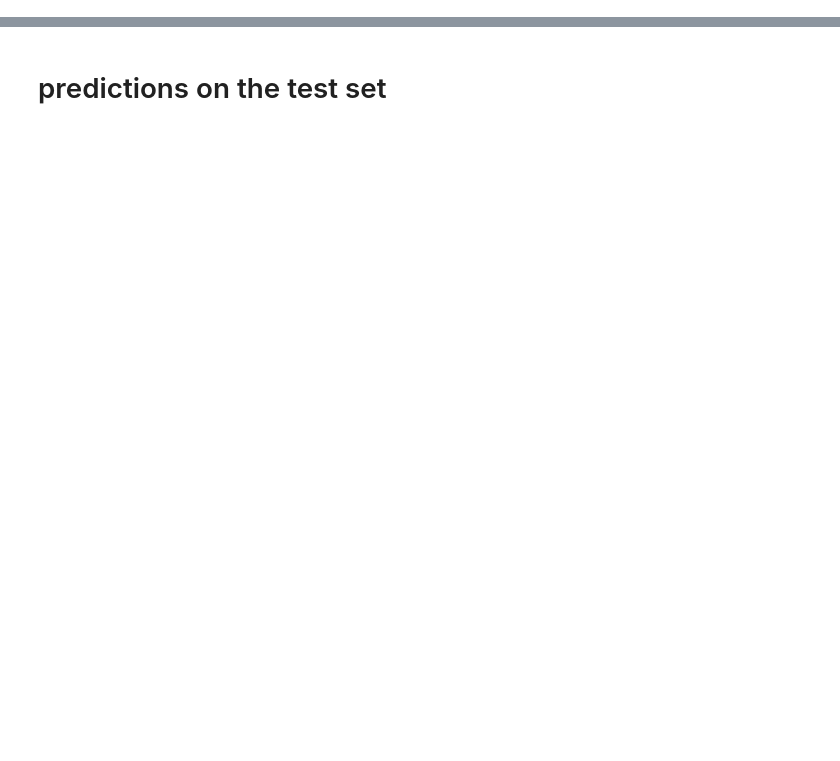
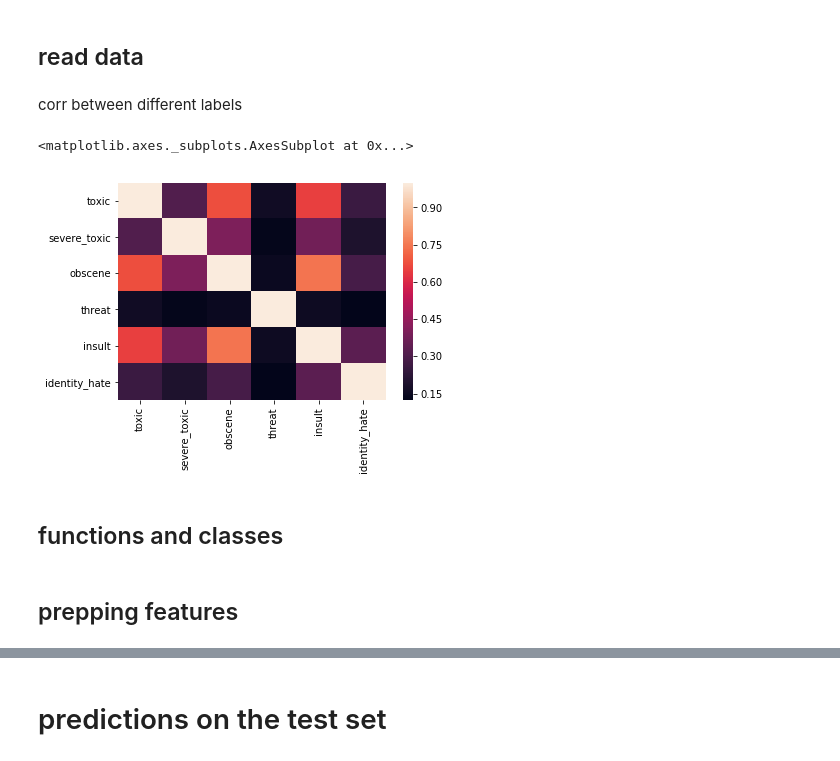
Before and after one commit to fgoebels/team_ensembl, a Jupyter notebook: Amir/notebooks/exploration.ipynb, the cells around one changed output, grey strips where cells are left out. Saved outputs shown, nothing was run; the diff lists cells and outputs as text; code cells hidden in the pictures; blank space fills up the shorter version.

```diff
--- a/Amir/notebooks/exploration.ipynb
+++ b/Amir/notebooks/exploration.ipynb
@@ -32,3 +43,5 @@ pd.set_option('display.width', 1000)
+# %% [markdown]
+## read data
 # %%
 train = pd.read_csv('../input/train.csv')
 test = pd.read_csv('../input/test.csv')
@@ -37,6 +50,15 @@ classes = [x for x in train.columns if x not in ['id', 'comment_text']]
 # %%
 test.fillna(' ', inplace=True)
 train.fillna(' ', inplace=True)
+# %% [markdown]
+corr between different labels
+# %%
+sns.heatmap(train[classes].corr())
+# %% [output]
+<matplotlib.axes._subplots.AxesSubplot at 0x...>
+[figure, added]
+# %% [markdown]
+## functions and classes
 # %%
 def clean_text(col):
     col = col.str.lower()
@@ -50,3 +134,5 @@ def clean_text(col):
+# %% [markdown]
+## prepping features
 # %%
 train['comment_text_clean'] = clean_text(train['comment_text'])
 test['comment_text_clean'] = clean_text(test['comment_text'])
```
Also changed, not shown: parts of 38 cells of this notebook, 1 other file.
